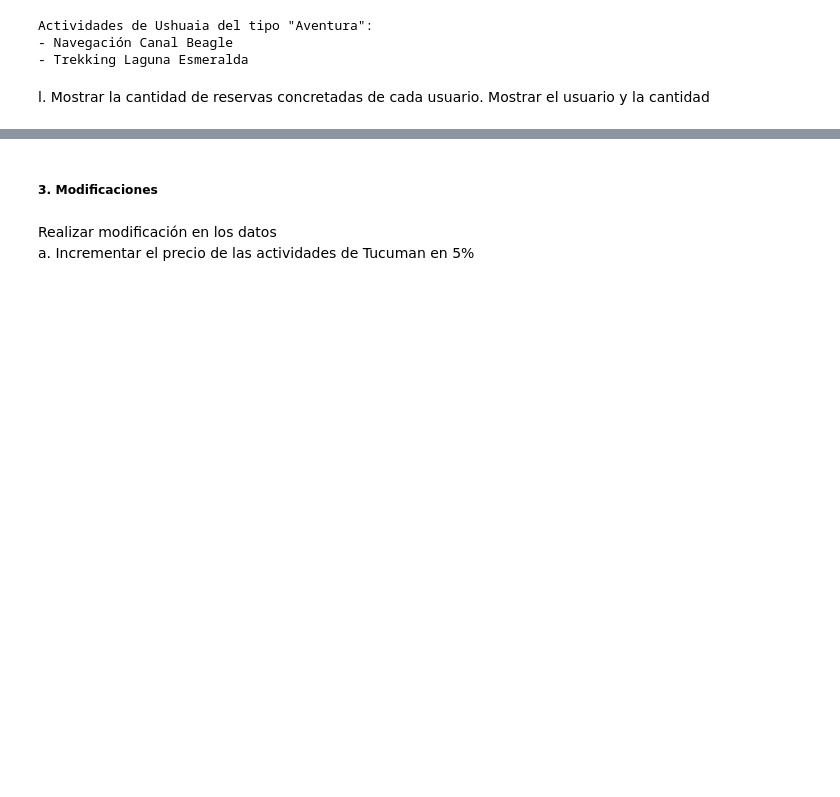
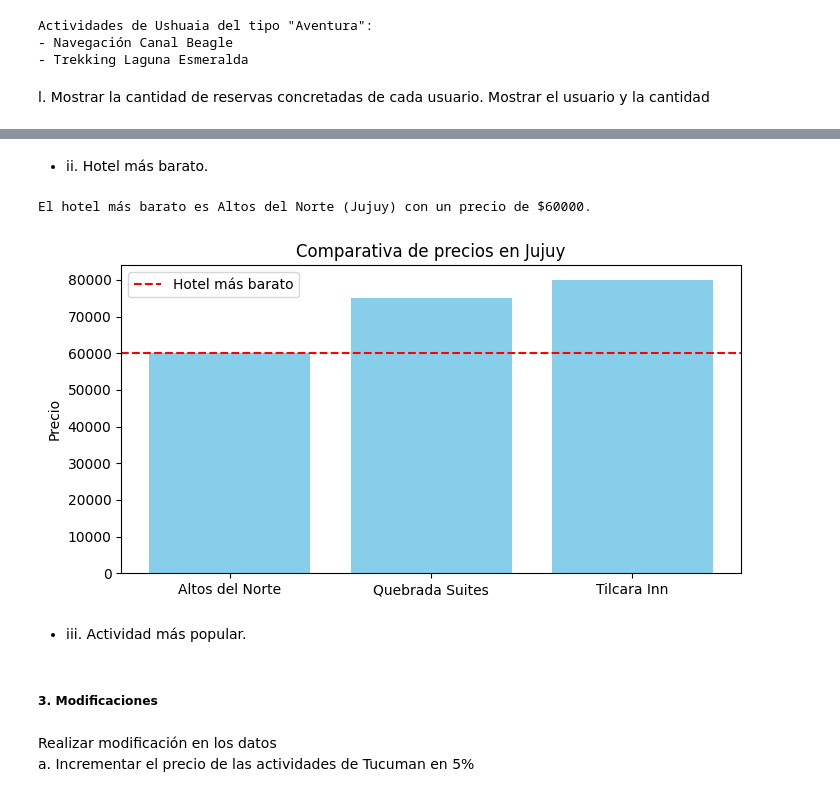
Before and after one commit to DaiValdez/Trabajo_integrador, a Jupyter notebook: notebooks/trabajo_integrador.ipynb, the cells around one changed output, grey strips where cells are left out. Drawn from its saved outputs; the diff is of its cells as text; code cells hidden in the pictures; blank space fills up the shorter version.

```diff
--- a/notebooks/trabajo_integrador.ipynb
+++ b/notebooks/trabajo_integrador.ipynb
@@ -550,3 +580,34 @@ generar un gráfico
+# %% [markdown]
+
+  - ii. Hotel más barato.
+# %%
+import matplotlib.pyplot as plt
+
+# Hotel más barato
+client = get_mongo_client()
+db = client["viajes"]
+
+min_hotel = db.hoteles.find_one(sort=[("precio", 1)])
+if min_hotel:
+    print(f"El hotel más barato es {min_hotel['nombre']} ({min_hotel['ciudad']}) con un precio de ${min_hotel['precio']}.")
+
+#Gráfico comparativo de precios de hoteles de la ciudad con el hotel más barato
+ciudad_objetivo = min_hotel['ciudad']
+hoteles_ciudad = list(db.hoteles.find({"ciudad": ciudad_objetivo}))
+nombres_hoteles = [h['nombre'] for h in hoteles_ciudad]
+precios_hoteles = [h['precio'] for h in hoteles_ciudad]
+plt.figure(figsize=(8,4))
+plt.bar(nombres_hoteles, precios_hoteles, color='skyblue')
+plt.axhline(y=min_hotel['precio'], color='r', linestyle='--', label='Hotel más barato')
+plt.title(f'Comparativa de precios en {ciudad_objetivo}')
+plt.ylabel('Precio')
+plt.legend()
+plt.show()
+# %% [output]
+El hotel más barato es Altos del Norte (Jujuy) con un precio de $60000.
+[figure, added]
+# %% [markdown]
+  - iii. Actividad más popular.
 # %% [markdown]
 ##### 3. Modificaciones
 # %% [markdown]
```
Also changed, not shown: parts of 6 cells of this notebook.
